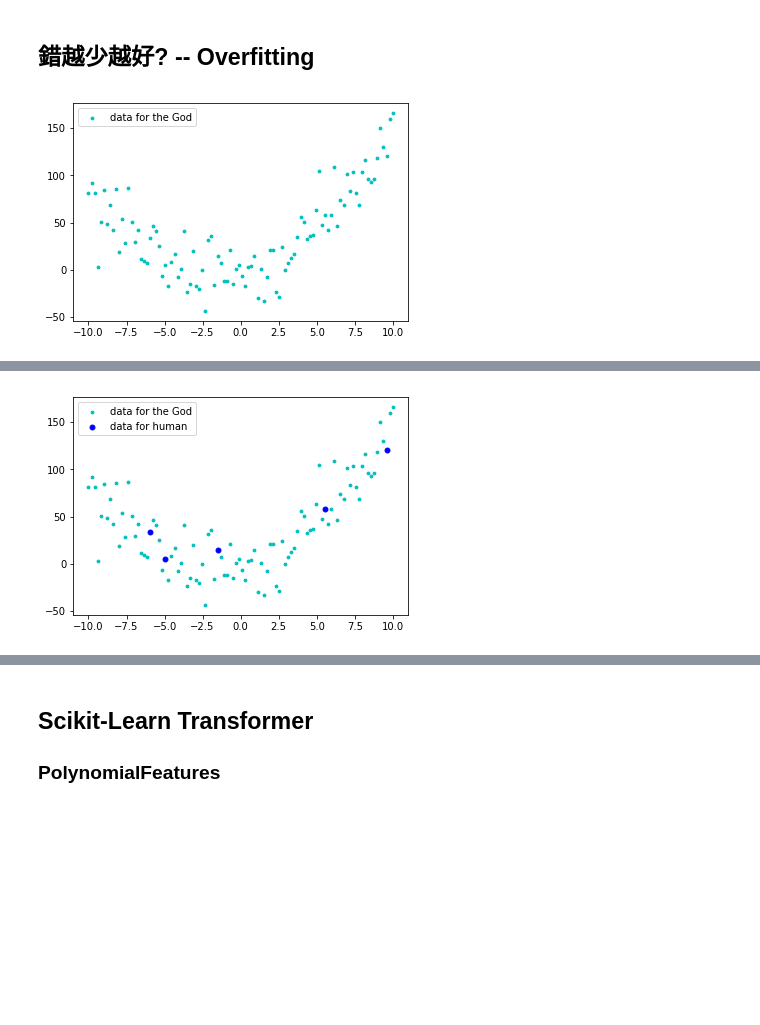
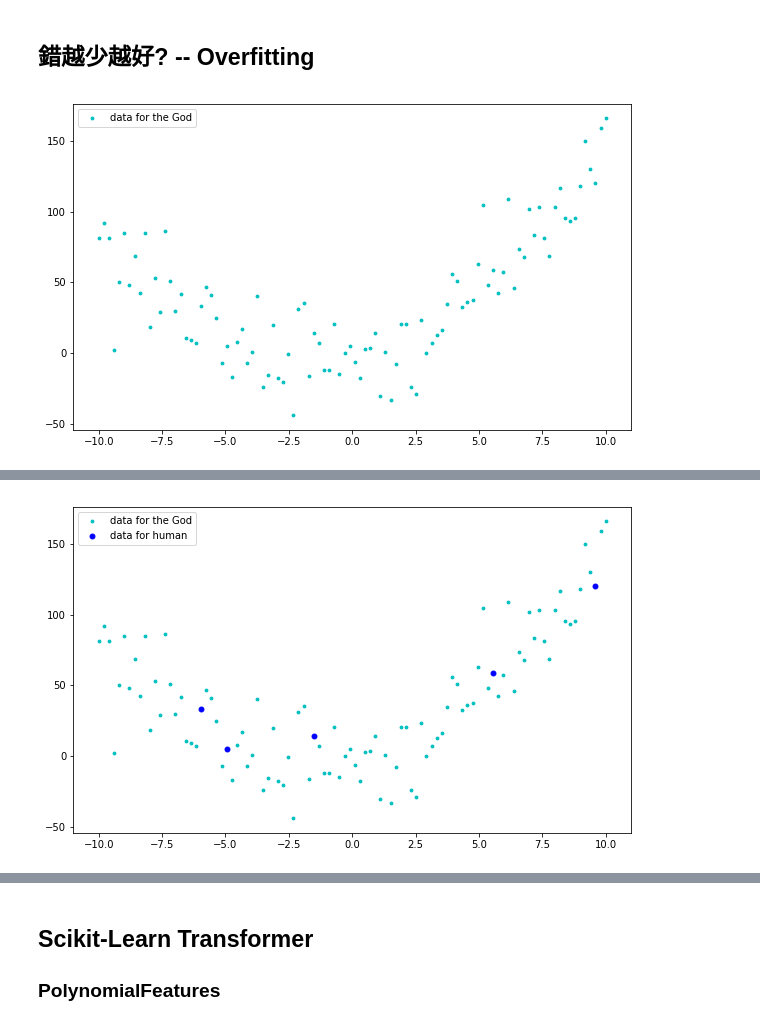
Before and after one commit to dboyliao/FubonDay5, a Jupyter notebook: Lecture.ipynb, the cells around one changed output, grey strips where cells are left out. Cells and saved outputs as stored; diff of their text form; code cells hidden in the pictures; blank space fills up the shorter version.

```diff
--- a/Lecture.ipynb
+++ b/Lecture.ipynb
@@ -256,10 +256,11 @@ Y_test = Y[~mask]
 # %%
 plt.scatter(X, Y, s=8, c='c', label="data for the God")
 plt.legend(loc='upper left')
 fig = plt.gcf()
+fig.set_size_inches((10, 6))
 fig.savefig("./images/overfit_all_data.png")
 # %% [output]
-[figure, old version]
+[figure, new version]
 # %% [markdown]
 <font size=4>
 如果我們是全能的天神，可以看到世上所有的 data
@@ -271,9 +272,10 @@ plt.scatter(X, Y, s=8, c='c', label="data for the God")
 plt.scatter(X_sample, Y_sample, s=24, c='b', label="data for human")
 plt.legend(loc='upper left')
 fig = plt.gcf()
+fig.set_size_inches((10, 6))
 fig.savefig("./images/overfit_sampled_data.png")
 # %% [output]
-[figure, old version]
+[figure, new version]
 # %% [markdown]
 <font size=4>
 但凡人們只能看到部分的資料:
```
Also changed, not shown: parts of 16 cells of this notebook, 2 other files.
